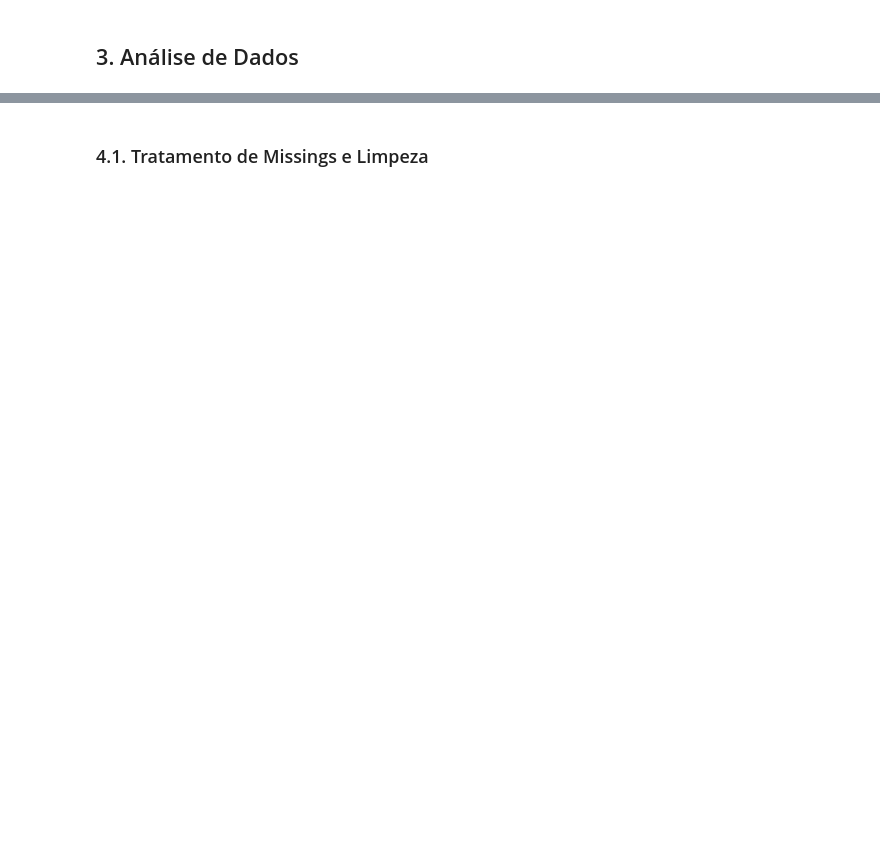
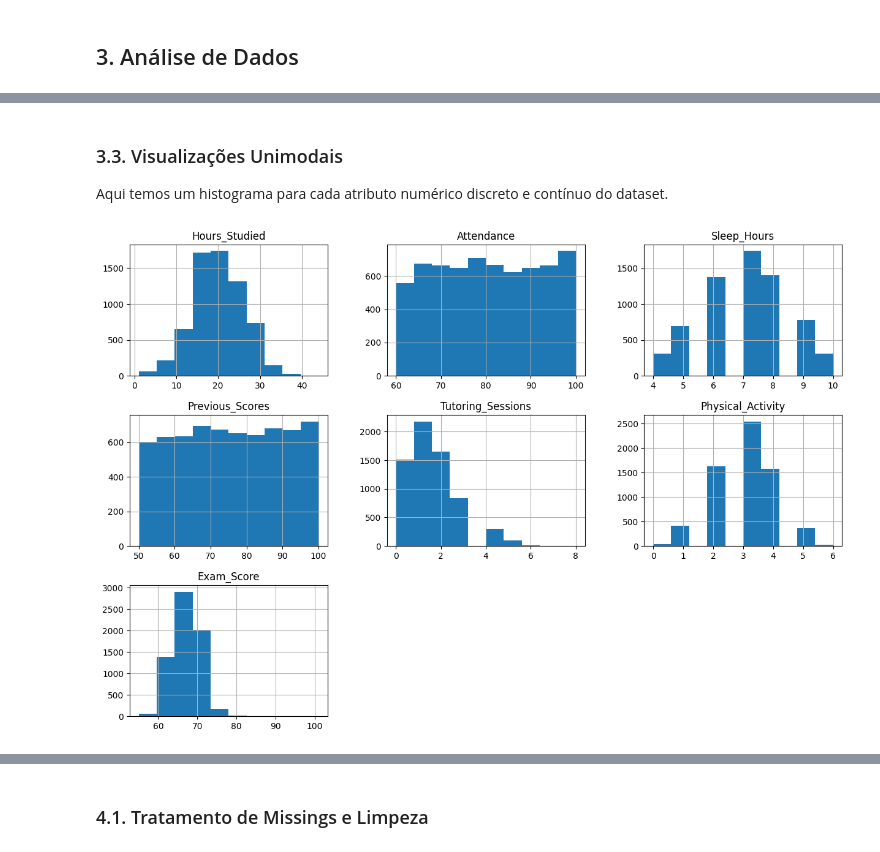
Before and after one commit to lucassiro/mvp_analise_de_dados, a Jupyter notebook: MVP_analise_de_dados.ipynb, the cells around one changed output, grey strips where cells are left out. Cells and saved outputs as stored; diff of their text form; code cells hidden in the pictures; blank space fills up the shorter version.

```diff
--- a/MVP_analise_de_dados.ipynb
+++ b/MVP_analise_de_dados.ipynb
@@ -227,0 +138,35 @@ Nesta etapa, poderíamos realizar diversas operações de preparação de dados,
+# %%
+numerical = [
+    "Hours_Studied",
+    "Attendance",
+    "Sleep_Hours",
+    "Previous_Scores",
+    "Tutoring_Sessions",
+    "Physical_Activity",
+    "Exam_Score",
+]
+
+categorical = [
+    "Motivation_Level",
+    "Parental_Involvement",
+    "Access_to_Resources",
+    "Extracurricular_Activities",
+    "Internet_Access",
+    "Family_Income",
+    "Teacher_Quality",
+    "School_Type",
+    "Peer_Influence",
+    "Learning_Disabilities",
+    "Parental_Education_Level",
+    "Distance_from_Home",
+    "Gender",
+]
+# %% [markdown]
+### 3.3. Visualizações Unimodais
+Aqui temos um histograma para cada atributo numérico discreto e contínuo do dataset.
+# %%
+# Histograma
+df[numerical].hist(figsize=(15, 10))
+plt.show()
+# %% [output]
+[figure, added]
```
Also changed, not shown: parts of 73 cells of this notebook.
